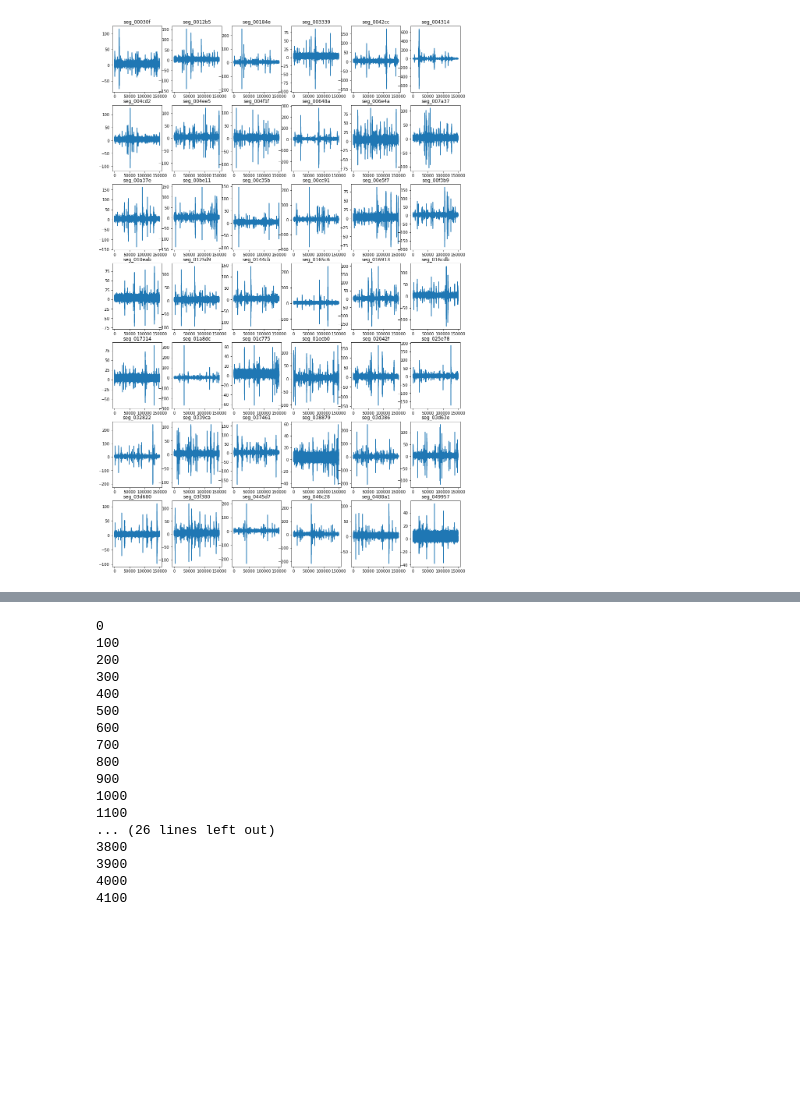
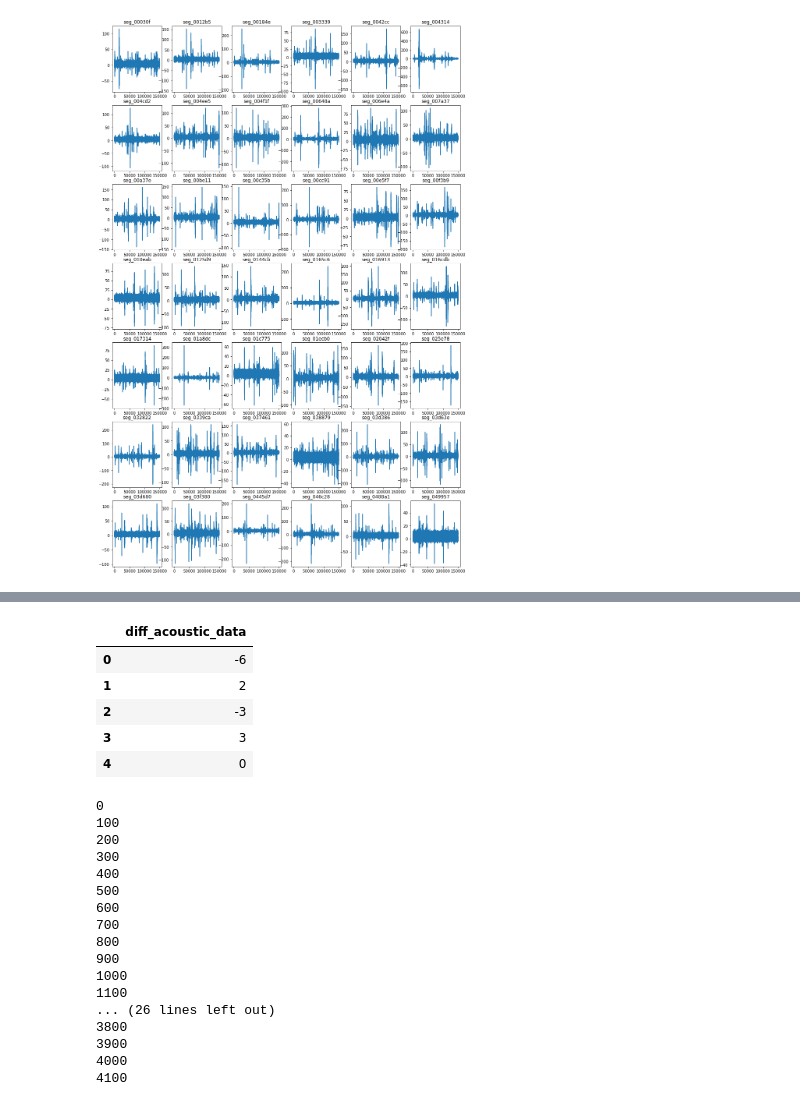
Before and after one commit to umepy/EarthquakeLabwork, a Jupyter notebook: code/earthquake_rf.ipynb, the cells around one changed output, grey strips where cells are left out. Saved outputs shown, nothing was run; the diff lists cells and outputs as text; code cells hidden in the pictures; blank space fills up the shorter version.

```diff
--- a/code/earthquake_rf.ipynb
+++ b/code/earthquake_rf.ipynb
@@ -67,6 +84,18 @@ X_train = pd.DataFrame(index = range(n_train), columns= column)
 y_train = pd.DataFrame(index = range(n_train), columns = ['time_to_failure'])
 # %%
 X_test = pd.DataFrame(index = range(n_test), columns = column)
+# %%
+sub_train = train[0:seg_n]
+train_diff = np.diff(sub_train['acoustic_data'], axis=0)
+train_diff_pd = pd.DataFrame(train_diff, columns=['diff_acoustic_data'])
+train_diff_pd.head()
+# %% [output]
+|  | diff_acoustic_data |
+| 0 | -6 |
+| 1 | 2 |
+| 2 | -3 |
+| 3 | 3 |
+| 4 | 0 |
 # %%
 for i in range(n_train):
     if i % 100 == 0:
```
Also changed, not shown: parts of 9 cells of this notebook.
